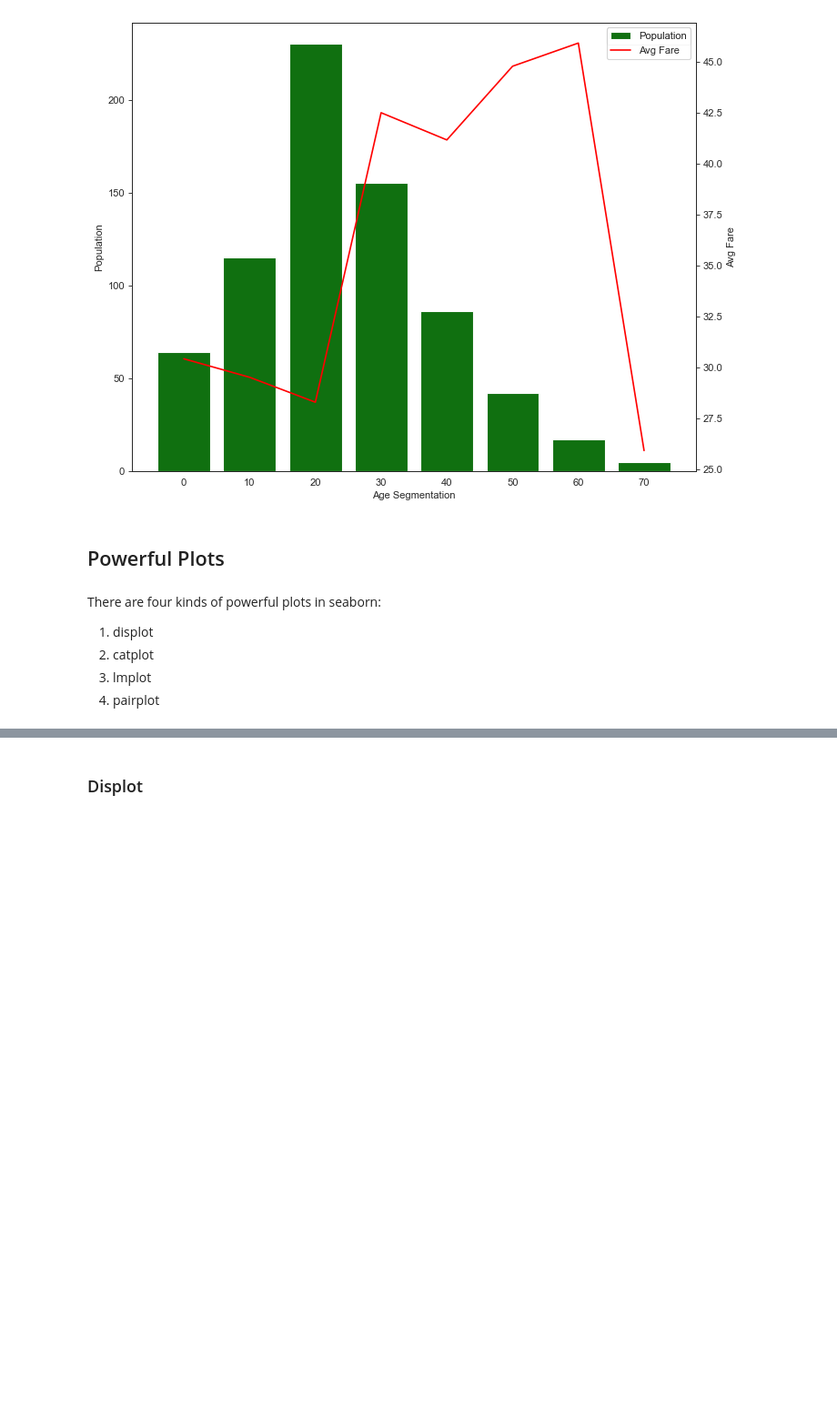
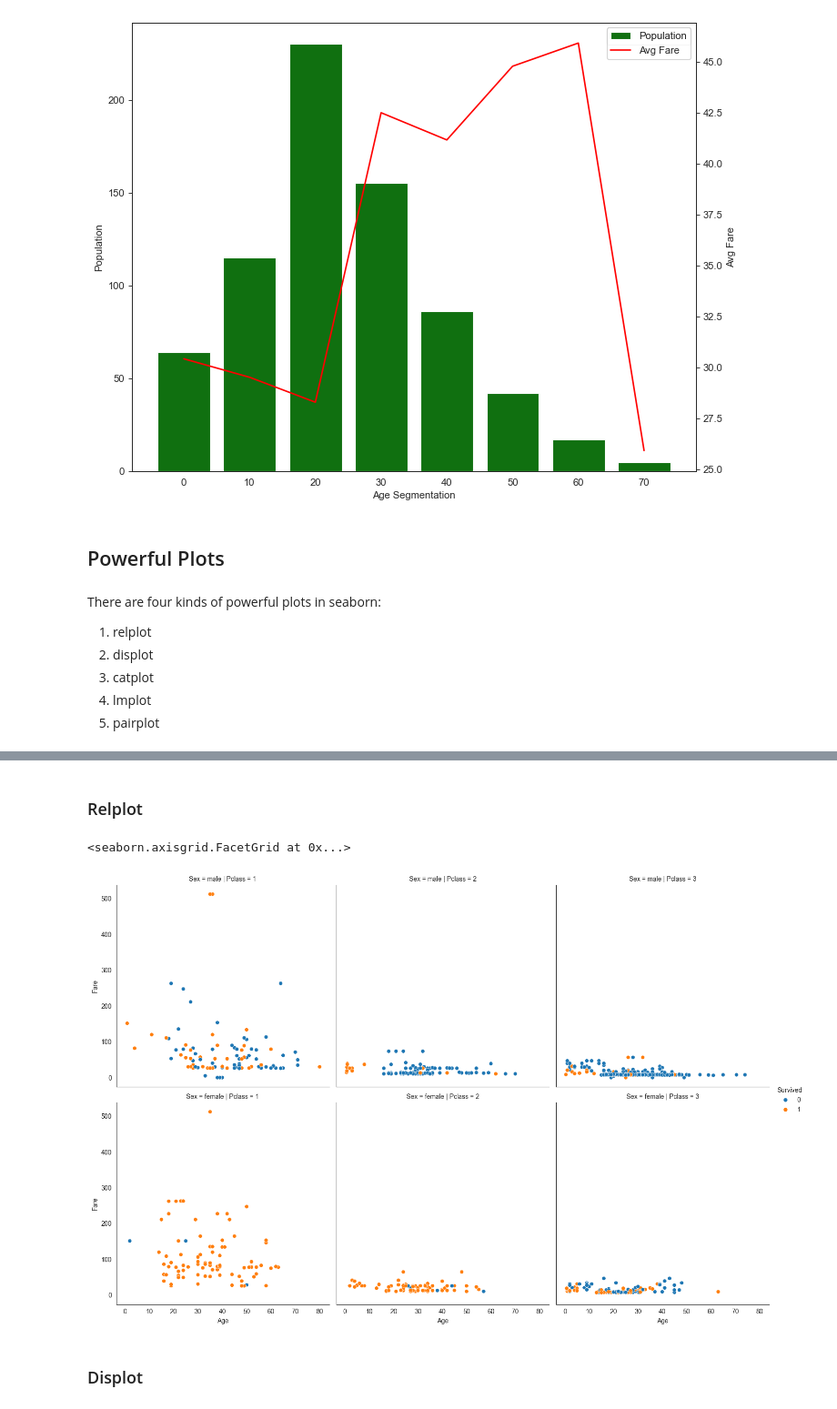
Before and after one commit to Yangruto/Data-Analysis, a Jupyter notebook: Visualization/Visualization.ipynb, the cells around one changed output, grey strips where cells are left out. Shown at 91% size. Saved outputs shown, nothing was run; the diff lists cells and outputs as text; code cells hidden in the pictures; blank space fills up the shorter version.

Commit message:
add a relplot graph

```diff
--- a/Visualization/Visualization.ipynb
+++ b/Visualization/Visualization.ipynb
@@ -474,12 +474,20 @@ ax2.legend(lines + lines2, labels + labels2)
 ## Powerful Plots
 # %% [markdown]
 There are four kinds of powerful plots in seaborn:
-1. displot
-2. catplot
-3. lmplot
-4. pairplot
+1. relplot
+2. displot
+3. catplot
+4. lmplot
+5. pairplot
 # %% [markdown]
 ![{4C7ED89A-714C-444D-A88C-026819FE667C}.png](attachment:ddddf8cb-9147-4d1d-b5d7-9f417a3dd65a.png)
+# %% [markdown]
+### Relplot
+# %%
+sns.relplot(data=data, x='Age', y='Fare', hue='Survived', col='Pclass', row='Sex')
+# %% [output]
+<seaborn.axisgrid.FacetGrid at 0x...>
+[figure, added]
 # %% [markdown]
 ### Displot
 # %%
```
Also changed, not shown: parts of 2 cells of this notebook.
